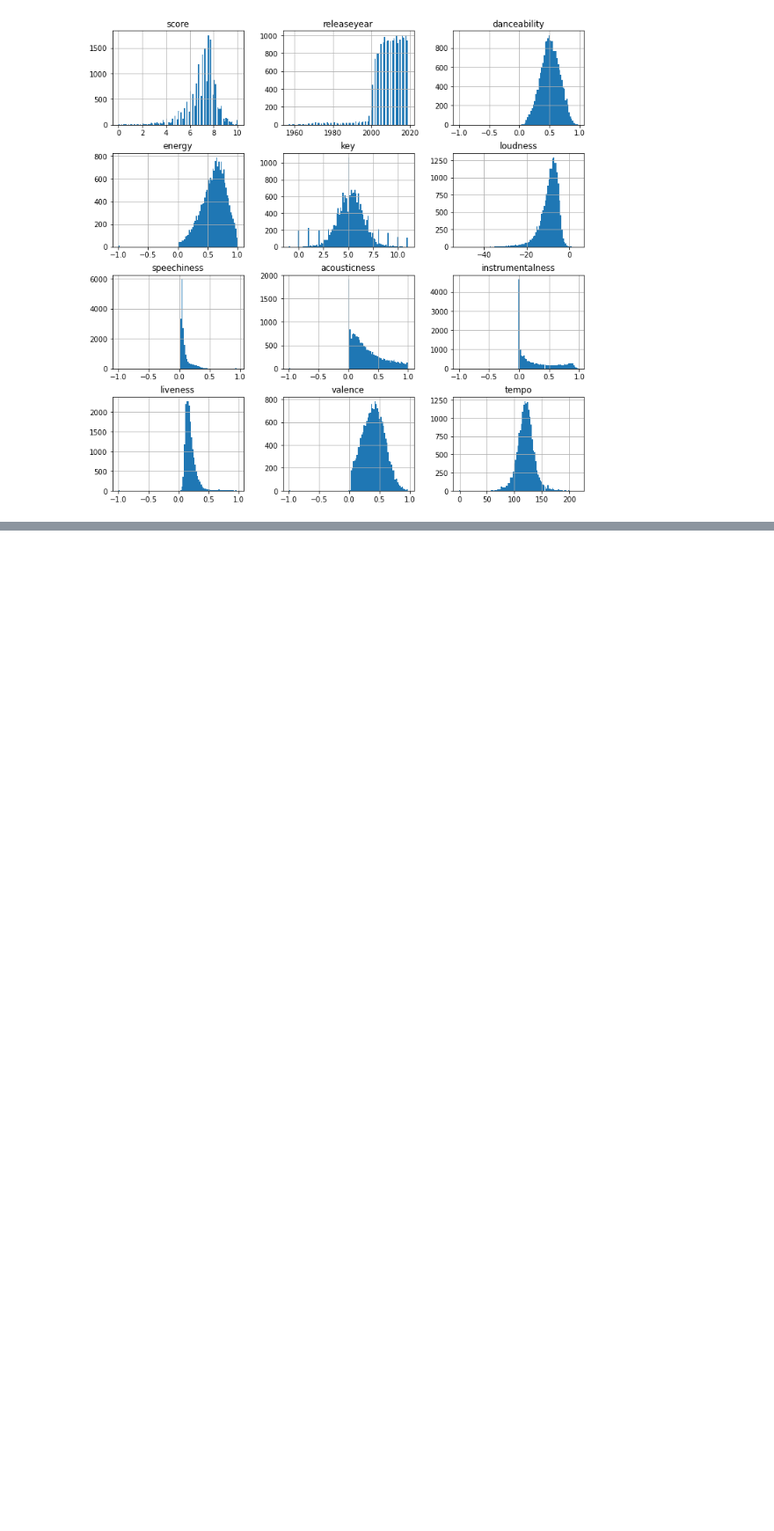
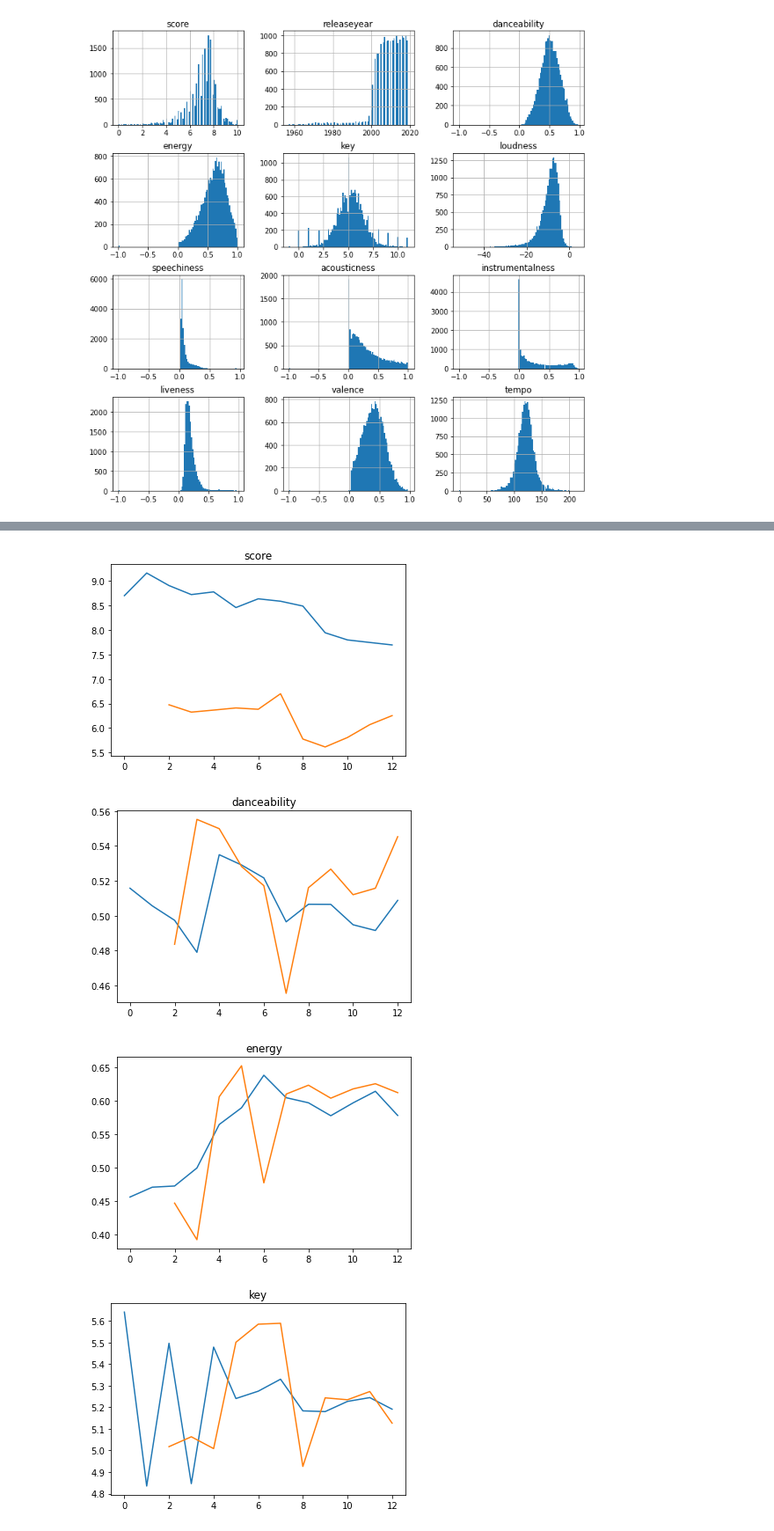
Before and after one commit to ohshane/p4kxspotify, a Jupyter notebook: main.ipynb, the cells around one changed output, grey strips where cells are left out. Shown at 88% size. Cells and saved outputs as stored; diff of their text form; code cells hidden in the pictures; blank space fills up the shorter version.

Commit message:
added plots

```diff
--- a/main.ipynb
+++ b/main.ipynb
@@ -13,8 +13,8 @@ if data_dir.exists():
 # %%
 import pandas as pd
 
-data = pd.read_csv(data_dir)
-data.head()
+df = pd.read_csv(data_dir)
+df.head()
 # %% [output]
 |  | artist | album | reviewauthor | score | releaseyear | reviewdate | recordlabel | genre | danceability | ... |
 | 0 | Studio 1 | Studio 1 | Andy Battaglia | 8.5 | 2009.0 | February 18 2009 | Studio | Electronic | 0.511917 | ... |
@@ -40,0 +56,28 @@ array([[<AxesSubplot:title={'center':'score'}>,
+# %%
+columns = list(df.columns)
+labels = list(range(1955, 2025, 5))
+
+df_upper = df.copy()
+df_under = df.copy()
+
+df_upper = df_upper[df_upper["score"] > df_upper["score"].mean()]
+df_under = df_under[df_under["score"] <= df_under["score"].mean()]
+
+df_upper_grouped = df_upper.groupby(pd.cut(df_upper["releaseyear"], bins=labels, right=False)).mean()
+df_under_grouped = df_under.groupby(pd.cut(df_under["releaseyear"], bins=labels, right=False)).mean()
+# %%
+import matplotlib.pyplot as plt
+
+columns = ["score", "danceability", "energy", "key", "loudness", "speechiness", "acousticness", "instrumentalness", "liveness", "valence", "tempo"]
+
+for column in columns:
+    plt.plot(df_upper_grouped[column])
+    plt.plot(df_under_grouped[column])
+    plt.title(column)
+
+    plt.show()
+# %% [output]
+[figure, added]
+[figure, added]
+[figure, added]
+[figure, added]
```
Also changed, not shown: parts of 4 cells of this notebook.
